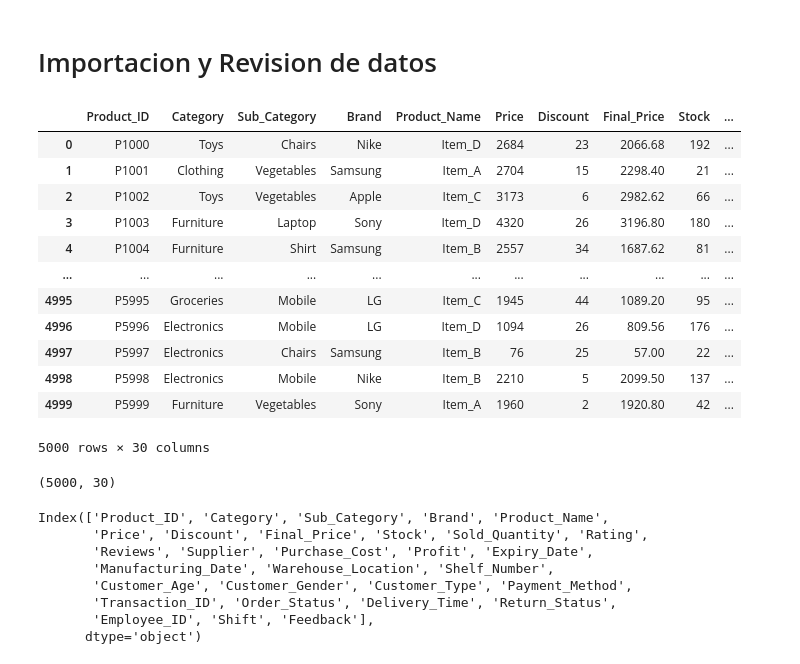
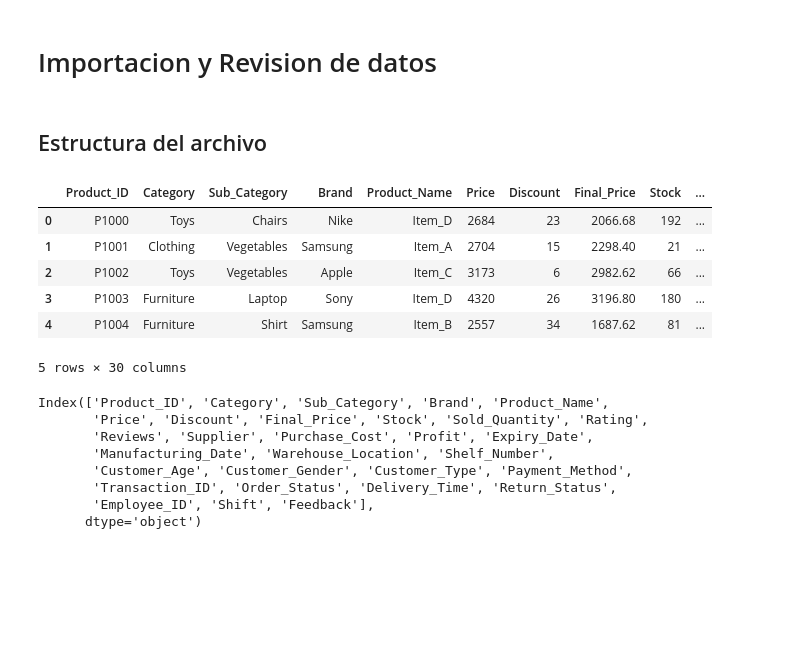
Before and after one commit to Gabriel2575/Proyecto_Super_shop_EDA_ML, a Jupyter notebook: notebooks/Carga_Limpieza_tratado_ML.ipynb, the cells around one changed output. Drawn from its saved outputs; the diff is of its cells as text; code cells hidden in the pictures; blank space fills up the shorter version.

Commit message:
limpieza y organizacion de archivos

```diff
--- a/Proyecto_ML_2025/notebooks/Carga_Limpieza_tratado_ML.ipynb
+++ b/notebooks/Carga_Limpieza_tratado_ML.ipynb
@@ -42,27 +46,19 @@ from Funciones import snake
 # Importamos data set y asignamos a variables
 
 df = pd.read_csv('C:/Users/gabri/Documents/Proyecto_ML_2025/data/raw/super_shop_dataset.csv')
-df
-# %% [output]
-|  | Product_ID | Category | Sub_Category | Brand | Product_Name | Price | Discount | Final_Price | Stock | ... |
-| 0 | P1000 | Toys | Chairs | Nike | Item_D | 2684 | 23 | 2066.68 | 192 | ... |
-| 1 | P1001 | Clothing | Vegetables | Samsung | Item_A | 2704 | 15 | 2298.40 | 21 | ... |
-| 2 | P1002 | Toys | Vegetables | Apple | Item_C | 3173 | 6 | 2982.62 | 66 | ... |
-| 3 | P1003 | Furniture | Laptop | Sony | Item_D | 4320 | 26 | 3196.80 | 180 | ... |
-| 4 | P1004 | Furniture | Shirt | Samsung | Item_B | 2557 | 34 | 1687.62 | 81 | ... |
-| ... | ... | ... | ... | ... | ... | ... | ... | ... | ... | ... |
-| 4995 | P5995 | Groceries | Mobile | LG | Item_C | 1945 | 44 | 1089.20 | 95 | ... |
-| 4996 | P5996 | Electronics | Mobile | LG | Item_D | 1094 | 26 | 809.56 | 176 | ... |
-| 4997 | P5997 | Electronics | Chairs | Samsung | Item_B | 76 | 25 | 57.00 | 22 | ... |
-| 4998 | P5998 | Electronics | Mobile | Nike | Item_B | 2210 | 5 | 2099.50 | 137 | ... |
-| 4999 | P5999 | Furniture | Vegetables | Sony | Item_A | 1960 | 2 | 1920.80 | 42 | ... |
-5000 rows × 30 columns
-# %%
-# Vemos las filas y columnas de nuestra dta
-
-df.shape
-# %% [output]
-(5000, 30)
+# %% [markdown]
+## Estructura del archivo
+# %%
+# Mostramos parte del df
+df.head()
+# %% [output]
+|  | Product_ID | Category | Sub_Category | Brand | Product_Name | Price | Discount | Final_Price | Stock | ... |
+| 0 | P1000 | Toys | Chairs | Nike | Item_D | 2684 | 23 | 2066.68 | 192 | ... |
+| 1 | P1001 | Clothing | Vegetables | Samsung | Item_A | 2704 | 15 | 2298.40 | 21 | ... |
+| 2 | P1002 | Toys | Vegetables | Apple | Item_C | 3173 | 6 | 2982.62 | 66 | ... |
+| 3 | P1003 | Furniture | Laptop | Sony | Item_D | 4320 | 26 | 3196.80 | 180 | ... |
+| 4 | P1004 | Furniture | Shirt | Samsung | Item_B | 2557 | 34 | 1687.62 | 81 | ... |
+5 rows × 30 columns
 # %%
 # Chequeamos nobres de columnas
 
```
Also changed, not shown: parts of 5 cells of this notebook, 25 other files.
